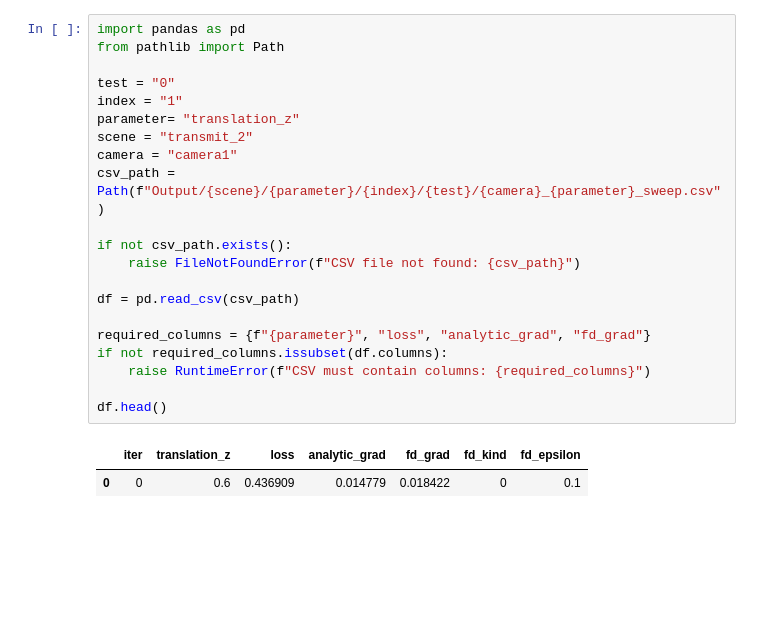
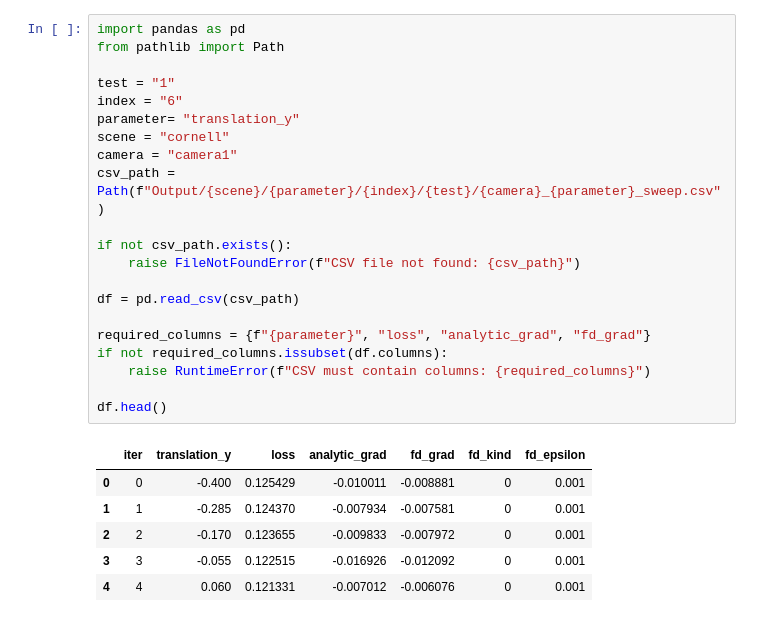
Before and after one commit to M-Gjerde/DifferentiablePointRendering, a Jupyter notebook: python/finite_difference/notebook_scatter.ipynb, the cells around one changed output. Saved outputs shown, nothing was run; the diff lists cells and outputs as text; blank space fills up the shorter version.

Commit message:
Finetuned test cases to work for all

```diff
--- a/python/finite_difference/notebook_scatter.ipynb
+++ b/python/finite_difference/notebook_scatter.ipynb
@@ -1,27 +1,31 @@
 # %%
 import pandas as pd
 from pathlib import Path
 
-test = "0"
-index = "1"
-parameter= "translation_z"
-scene = "transmit_2"
+test = "1"
+index = "6"
+parameter= "translation_y"
+scene = "cornell"
 camera = "camera1"
 csv_path = Path(f"Output/{scene}/{parameter}/{index}/{test}/{camera}_{parameter}_sweep.csv")
 
 if not csv_path.exists():
     raise FileNotFoundError(f"CSV file not found: {csv_path}")
 
 df = pd.read_csv(csv_path)
 
 required_columns = {f"{parameter}", "loss", "analytic_grad", "fd_grad"}
 if not required_columns.issubset(df.columns):
     raise RuntimeError(f"CSV must contain columns: {required_columns}")
 
 df.head()
 # %% [output]
-|  | iter | translation_z | loss | analytic_grad | fd_grad | fd_kind | fd_epsilon |
-| 0 | 0 | 0.6 | 0.436909 | 0.014779 | 0.018422 | 0 | 0.1 |
+|  | iter | translation_y | loss | analytic_grad | fd_grad | fd_kind | fd_epsilon |
+| 0 | 0 | -0.400 | 0.125429 | -0.010011 | -0.008881 | 0 | 0.001 |
+| 1 | 1 | -0.285 | 0.124370 | -0.007934 | -0.007581 | 0 | 0.001 |
+| 2 | 2 | -0.170 | 0.123655 | -0.009833 | -0.007972 | 0 | 0.001 |
+| 3 | 3 | -0.055 | 0.122515 | -0.016926 | -0.012092 | 0 | 0.001 |
+| 4 | 4 | 0.060 | 0.121331 | -0.007012 | -0.006076 | 0 | 0.001 |
 # %%
 
 import matplotlib.pyplot as plt
```
Also changed, not shown: parts of 7 cells of this notebook, 9 other files.
